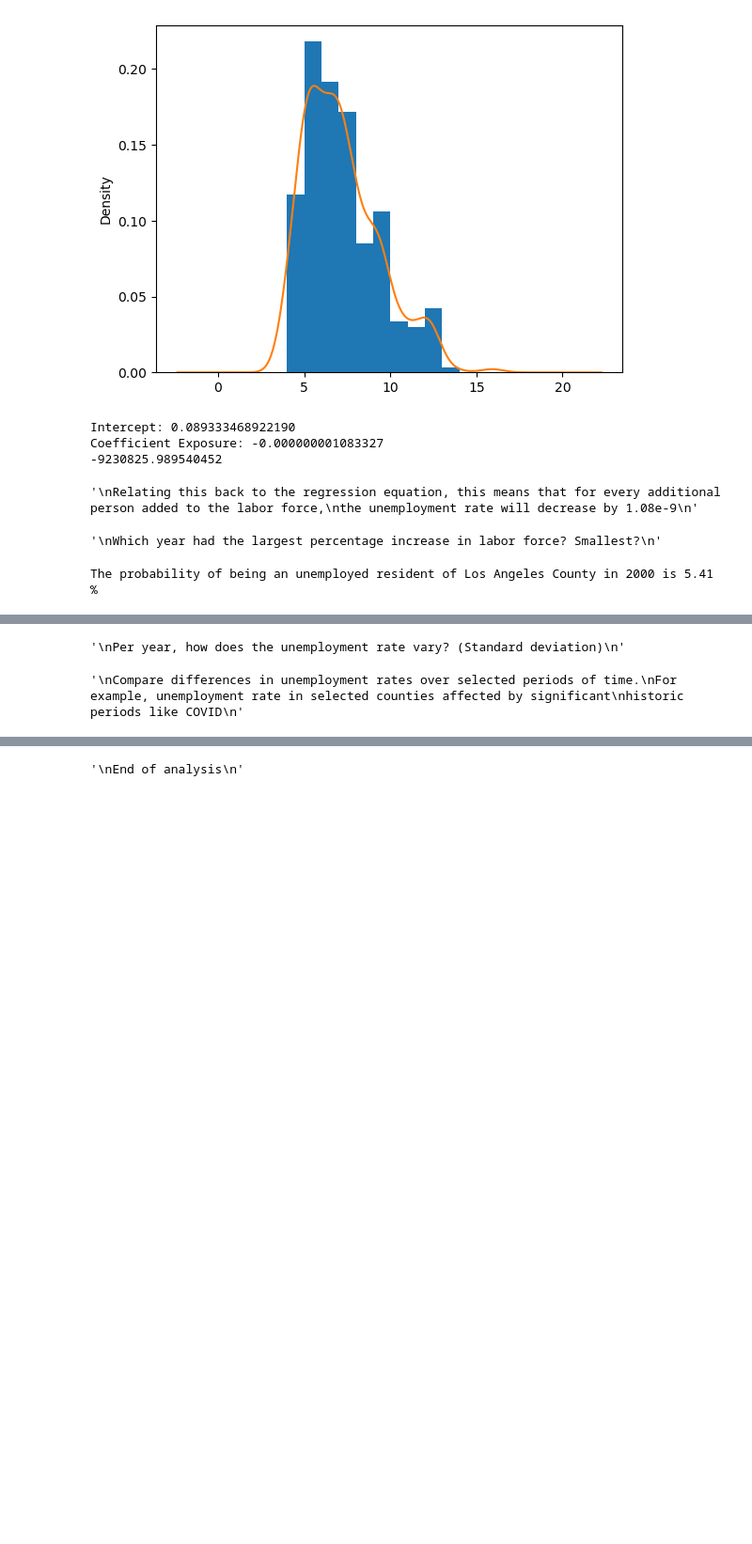
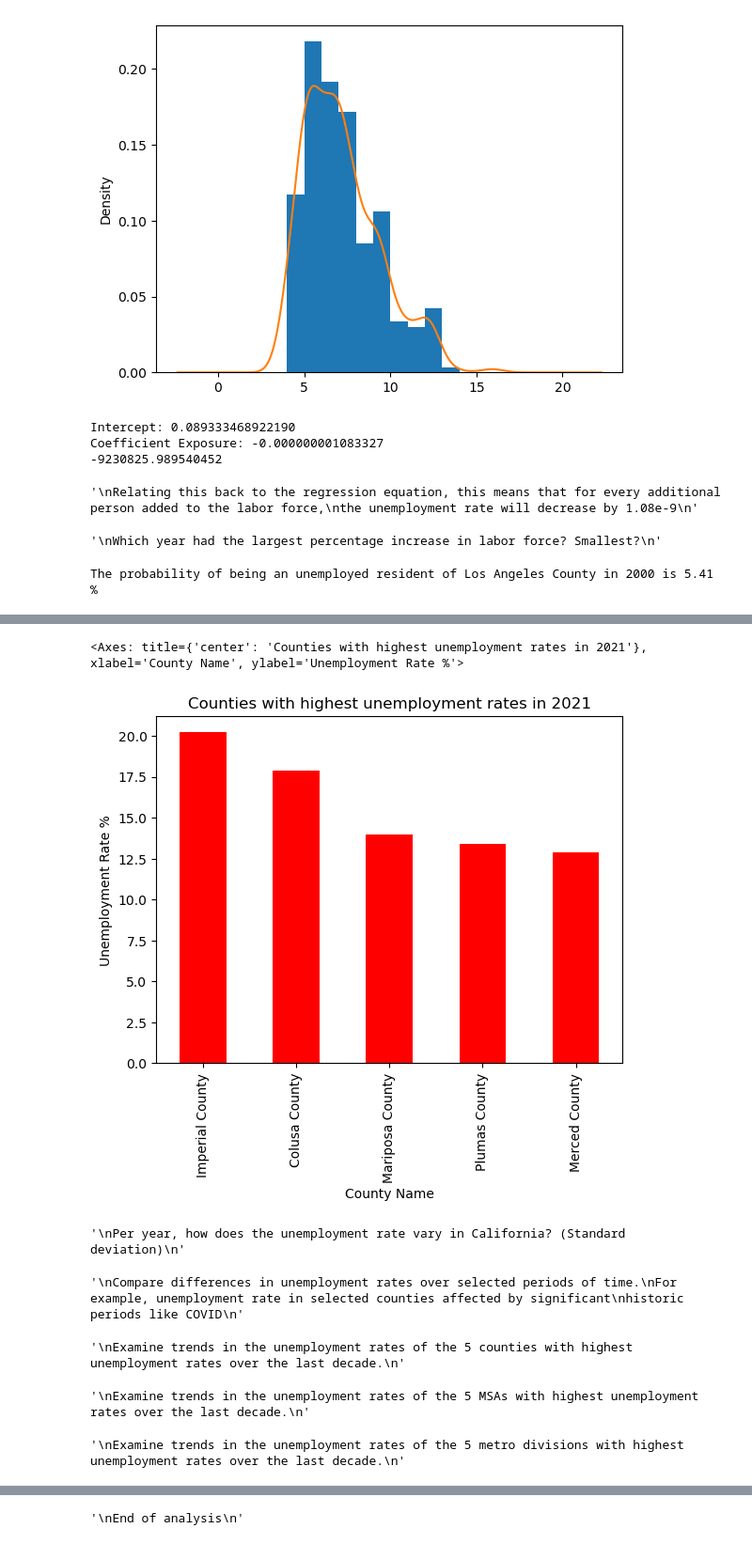
Before and after one commit to Tinashe-04/LocalAreaUnemploymentStatistics, a Jupyter notebook: Local Area Unemployment Stats.ipynb, the cells around one changed output, grey strips where cells are left out. Shown at 94% size. Cells and saved outputs as stored; diff of their text form; code cells hidden in the pictures; blank space fills up the shorter version.

```diff
--- a/Local Area Unemployment Stats.ipynb
+++ b/Local Area Unemployment Stats.ipynb
@@ -483,10 +483,13 @@ The probability of being an unemployed resident of Los Angeles County in 2000 is
 # %%
 '''
 Which counties should receive the most attention for creation of employment opportunities?
-What are the top 5 counties for unemployment rates?
+What are the top 5 counties for median unemployment rates in 2021 and what were their rates?
 '''
+# only LA County shows up for seasonally adjusted data, so use entire df for this analysis
+counties_only = df[(df['Area Type'] == 'County') & (df['Year'] == 2021)]
 
-counties_only = df[df['Area Type'] == 'County']
-counties_only_sorted = counties_only.sort_values(by=['Unemployment Rate', 'Year'], ascending=False)
-counties_only_sorted
+# unique() method returns list in order of appearance
+counties_only_sorted = counties_only.sort_values(by=['Unemployment Rate %'], ascending=False)
+counties_group = counties_only_sorted.groupby('Area Name')['Unemployment Rate %'].agg('max').sort_values(ascending=False)[:5]
+counties_group
 # %% [output]
@@ -506,9 +503,16 @@ counties_only_sorted
+# %%
+# plot the results of the counties along with their percentages
+counties_group.plot(kind='bar', color='red', title='Counties with highest unemployment rates in 2021', xlabel='County Name', ylabel='Unemployment Rate %')
+# %% [output]
+<Axes: title={'center': 'Counties with highest unemployment rates in 2021'}, xlabel='County Name', ylabel='Unemployment Rate %'>
+[figure, added]
 # %%
 '''
-Per year, how does the unemployment rate vary? (Standard deviation)
+Per year, how does the unemployment rate vary in California? (Standard deviation)
 '''
+# want to find the standard deviation for each year for the state unemployment rate in California
 # %% [output]
-'\nPer year, how does the unemployment rate vary? (Standard deviation)\n'
+'\nPer year, how does the unemployment rate vary in California? (Standard deviation)\n'
 # %%
 '''
 Compare differences in unemployment rates over selected periods of time.
@@ -517,3 +521,21 @@ historic periods like COVID
 '''
 # %% [output]
 '\nCompare differences in unemployment rates over selected periods of time.\nFor example, unemployment rate in selected counties affected by significant\nhistoric periods like COVID\n'
+# %%
+'''
+Examine trends in the unemployment rates of the 5 counties with highest unemployment rates over the last decade.
+'''
+# %% [output]
+'\nExamine trends in the unemployment rates of the 5 counties with highest unemployment rates over the last decade.\n'
+# %%
+'''
+Examine trends in the unemployment rates of the 5 MSAs with highest unemployment rates over the last decade.
+'''
+# %% [output]
+'\nExamine trends in the unemployment rates of the 5 MSAs with highest unemployment rates over the last decade.\n'
+# %%
+'''
+Examine trends in the unemployment rates of the 5 metro divisions with highest unemployment rates over the last decade.
+'''
+# %% [output]
+'\nExamine trends in the unemployment rates of the 5 metro divisions with highest unemployment rates over the last decade.\n'
```
Also changed, not shown: parts of 2 cells of this notebook.
